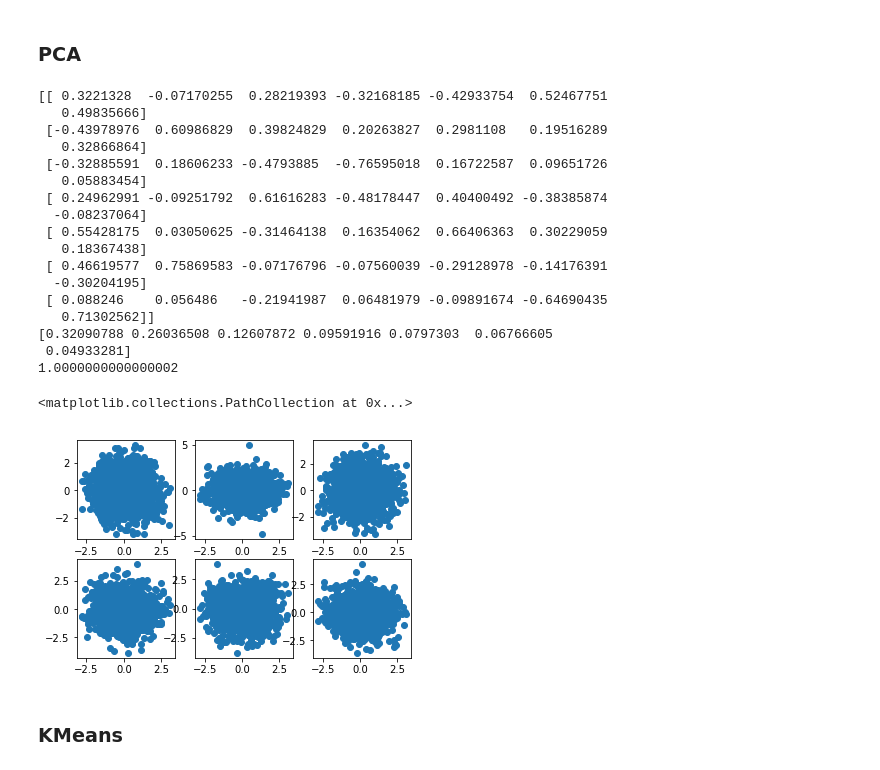
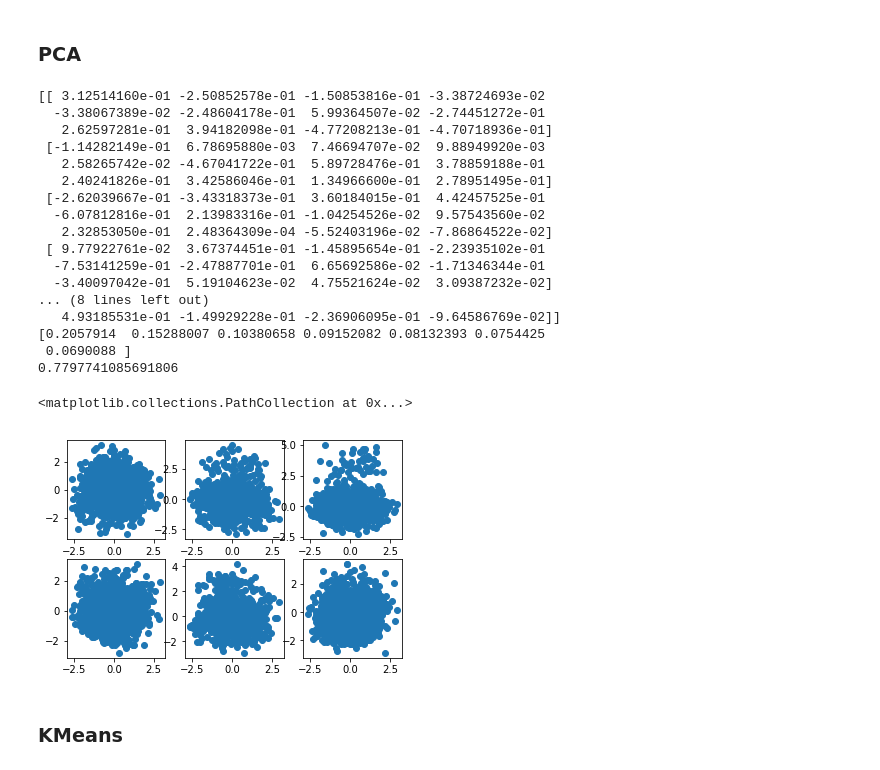
Before and after one commit to FranciscoMendozaLara/PredictionOfDrugConsumption, a Jupyter notebook: Drug_Consumption_Predictions_with_ML.ipynb, the cells around one changed output. Cells and saved outputs as stored; diff of their text form; code cells hidden in the pictures.

```diff
--- a/Drug_Consumption_Predictions_with_ML.ipynb
+++ b/Drug_Consumption_Predictions_with_ML.ipynb
@@ -34,6 +51,6 @@ import graphviz
 # %%
 # Read data from csv saved in your computer
-df = pd.read_csv("C:/Users/kqtt651/OneDrive - AZCollaboration/dataFrames/drugConsumption.csv", delimiter=';')
+df = pd.read_csv("C:/Users/kqtt651/OneDrive - AZCollaboration/dataFrames/drugConsumption.csv", delimiter=';', decimal=",")
 df.head() # visualize the first rows of tha DataFrame
 # %% [output]
 |  | ID | Age | Gender | Education | Country | Ethnicity | Nscore | Escore | Oscore | Ascore | ... | ... |
@@ -51,0 +130,10 @@ Once we have changed this we will split the data set in training and testing set
+# %%
+label_encoder = preprocessing.LabelEncoder()
+
+df['Age'] = label_encoder.fit_transform(df['Age'])
+df['Gender'] = label_encoder.fit_transform(df['Gender'])
+df['Education'] = label_encoder.fit_transform(df['Education'])
+df['Country'] = label_encoder.fit_transform(df['Country'])
+df['Ethnicity'] = label_encoder.fit_transform(df['Ethnicity'])
+df.head()
+#X_train, X_test, Y_train, Y_test = train_test_split(X,Y, test_size = 0.33, random_state=10)
@@ -52,5 +148,5 @@ Once we have changed this we will split the data set in training and testing set
 # %%
-X = df[['Nscore','Escore', 'Oscore', 'Ascore', 'Cscore', 'Impulsive', 'SS']].apply(lambda x: x.str.replace(',','.'))
+X = df[df.columns[1:13]]
 X = stats.zscore(np.array(X, dtype = np.float))
 
 Y_names = ['Coke.1', 'Crack.1','Ecstasy.1', 'Heroin.1']
@@ -60,44 +167,44 @@ X_train, X_test, Y_train, Y_test = train_test_split(X,Y, test_size = 0.33, rando
 # %% [markdown]
 ### PCA
 # %%
-pca = PCA(n_components = 7, whiten = True).fit(X)
-X_pca = pca.transform(X)
+pca = PCA(n_components = 7, whiten = True).fit(X_train)
+X_pca = pca.transform(X_train)
 print(pca.components_)
 print(pca.explained_variance_ratio_)
 print(sum(pca.explained_variance_ratio_))
-
+p = 0
 plt.subplot(2,3,1)
-plt.scatter(X_pca[:, 0], X_pca[:, 1])
+plt.scatter(X_pca[:, p], X_pca[:, 1])
 plt.subplot(2,3,2)
-plt.scatter(X_pca[:, 0], X_pca[:, 2])
+plt.scatter(X_pca[:, p], X_pca[:, 2])
 plt.subplot(2,3,3)
-plt.scatter(X_pca[:, 0], X_pca[:, 3])
+plt.scatter(X_pca[:, p], X_pca[:, 3])
 plt.subplot(2,3,4)
-plt.scatter(X_pca[:, 0], X_pca[:, 4])
+plt.scatter(X_pca[:, p], X_pca[:, 4])
 plt.subplot(2,3,5)
-plt.scatter(X_pca[:, 0], X_pca[:, 5])
+plt.scatter(X_pca[:, p], X_pca[:, 5])
 plt.subplot(2,3,6)
-plt.scatter(X_pca[:, 0], X_pca[:, 6])
+plt.scatter(X_pca[:, p], X_pca[:, 6])
 # %% [output]
-[[ 0.3221328  -0.07170255  0.28219393 -0.32168185 -0.42933754  0.52467751
-   0.49835666]
- [-0.43978976  0.60986829  0.39824829  0.20263827  0.2981108   0.19516289
-   0.32866864]
- [-0.32885591  0.18606233 -0.4793885  -0.76595018  0.16722587  0.09651726
-   0.05883454]
- [ 0.24962991 -0.09251792  0.61616283 -0.48178447  0.40400492 -0.38385874
-  -0.08237064]
- [ 0.55428175  0.03050625 -0.31464138  0.16354062  0.66406363  0.30229059
-   0.18367438]
- [ 0.46619577  0.75869583 -0.07176796 -0.07560039 -0.29128978 -0.14176391
-  -0.30204195]
- [ 0.088246    0.056486   -0.21941987  0.06481979 -0.09891674 -0.64690435
-   0.71302562]]
-[0.32090788 0.26036508 0.12607872 0.09591916 0.0797303  0.06766605
- 0.04933281]
-1.0000000000000002
+[[ 3.12514160e-01 -2.50852578e-01 -1.50853816e-01 -3.38724693e-02
+  -3.38067389e-02 -2.48604178e-01  5.99364507e-02 -2.74451272e-01
+   2.62597281e-01  3.94182098e-01 -4.77208213e-01 -4.70718936e-01]
+ [-1.14282149e-01  6.78695880e-03  7.46694707e-02  9.88949920e-03
+   2.58265742e-02 -4.67041722e-01  5.89728476e-01  3.78859188e-01
+   2.40241826e-01  3.42586046e-01  1.34966600e-01  2.78951495e-01]
+ [-2.62039667e-01 -3.43318373e-01  3.60184015e-01  4.42457525e-01
+  -6.07812816e-01  2.13983316e-01 -1.04254526e-02  9.57543560e-02
+   2.32853050e-01  2.48364309e-04 -5.52403196e-02 -7.86864522e-02]
+ [ 9.77922761e-02  3.67374451e-01 -1.45895654e-01 -2.23935102e-01
+  -7.53141259e-01 -2.47887701e-01  6.65692586e-02 -1.71346344e-01
+  -3.40097042e-01  5.19104623e-02  4.75521624e-02  3.09387232e-02]
+... (8 lines left out)
+   4.93185531e-01 -1.49929228e-01 -2.36906095e-01 -9.64586769e-02]]
+[0.2057914  0.15288007 0.10380658 0.09152082 0.08132393 0.0754425
+ 0.0690088 ]
+0.7797741085691806
 <matplotlib.collections.PathCollection at 0x...>
-[figure, old version]
+[figure, new version]
 # %% [markdown]
 ### KMeans
 # %%
```
Also changed, not shown: parts of 23 cells of this notebook.
